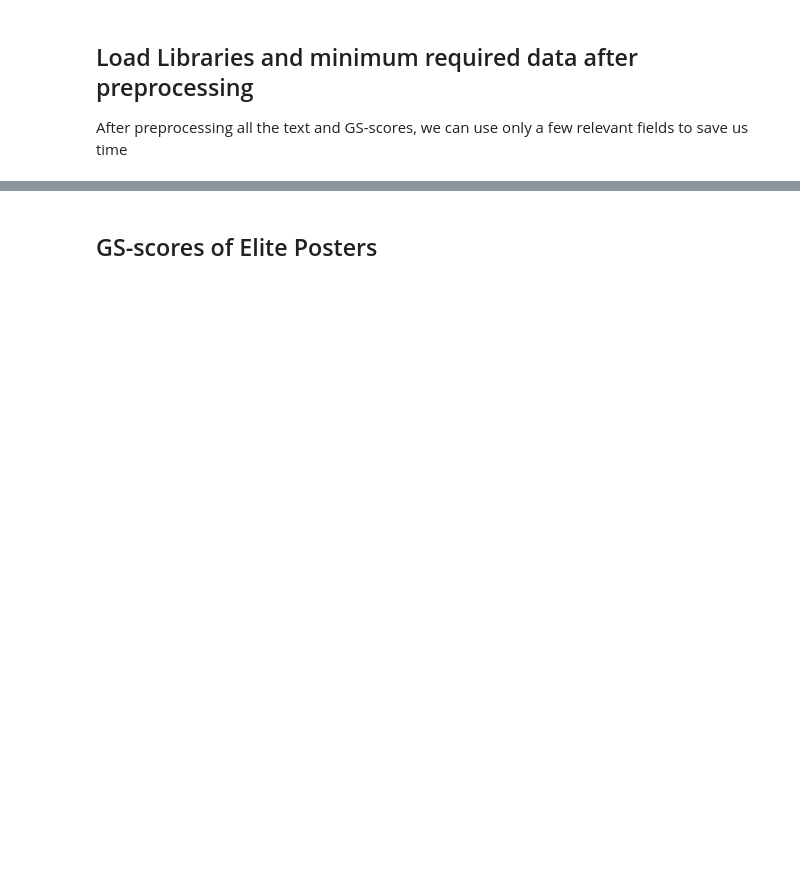
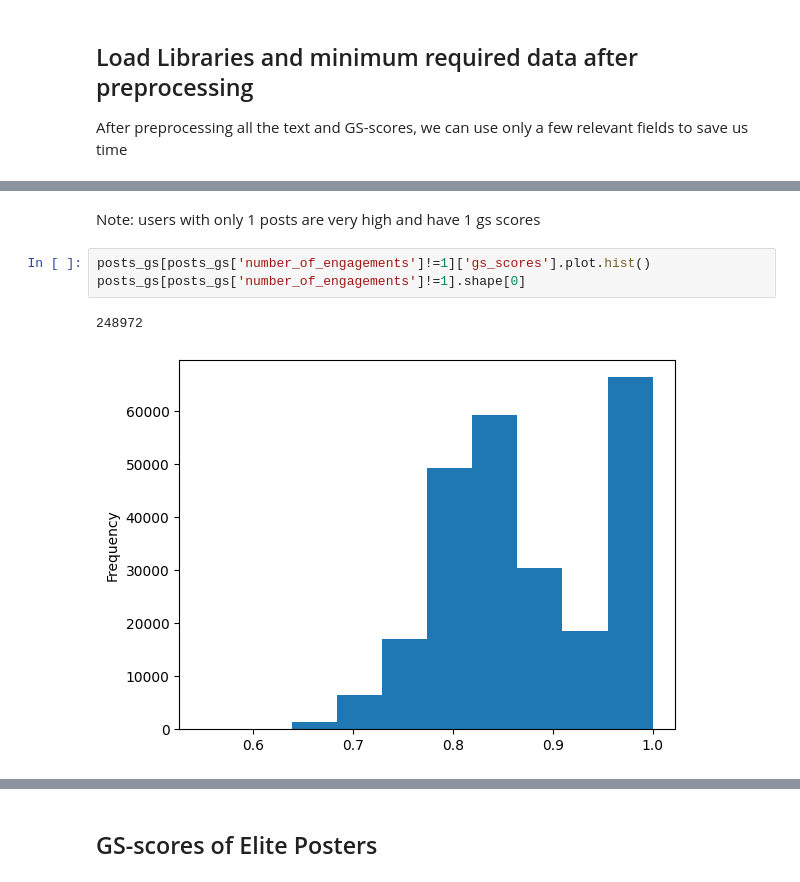
Before and after one commit to wasim985/D25-project, a Jupyter notebook: analysis/analysis.ipynb, the cells around one changed output, grey strips where cells are left out. Saved outputs shown, nothing was run; the diff lists cells and outputs as text; blank space fills up the shorter version.

```diff
--- a/analysis/analysis.ipynb
+++ b/analysis/analysis.ipynb
@@ -181,0 +177,8 @@ Hypothesis to test: Can GS-scores of communities contribute to their emotions an
+# %% [markdown]
+Note: users with only 1 posts are very high and have 1 gs scores
+# %%
+posts_gs[posts_gs['number_of_engagements']!=1]['gs_scores'].plot.hist()
+posts_gs[posts_gs['number_of_engagements']!=1].shape[0]
+# %% [output]
+248972
+[figure, added]
```
Also changed, not shown: parts of 78 cells of this notebook, 3 other files.
